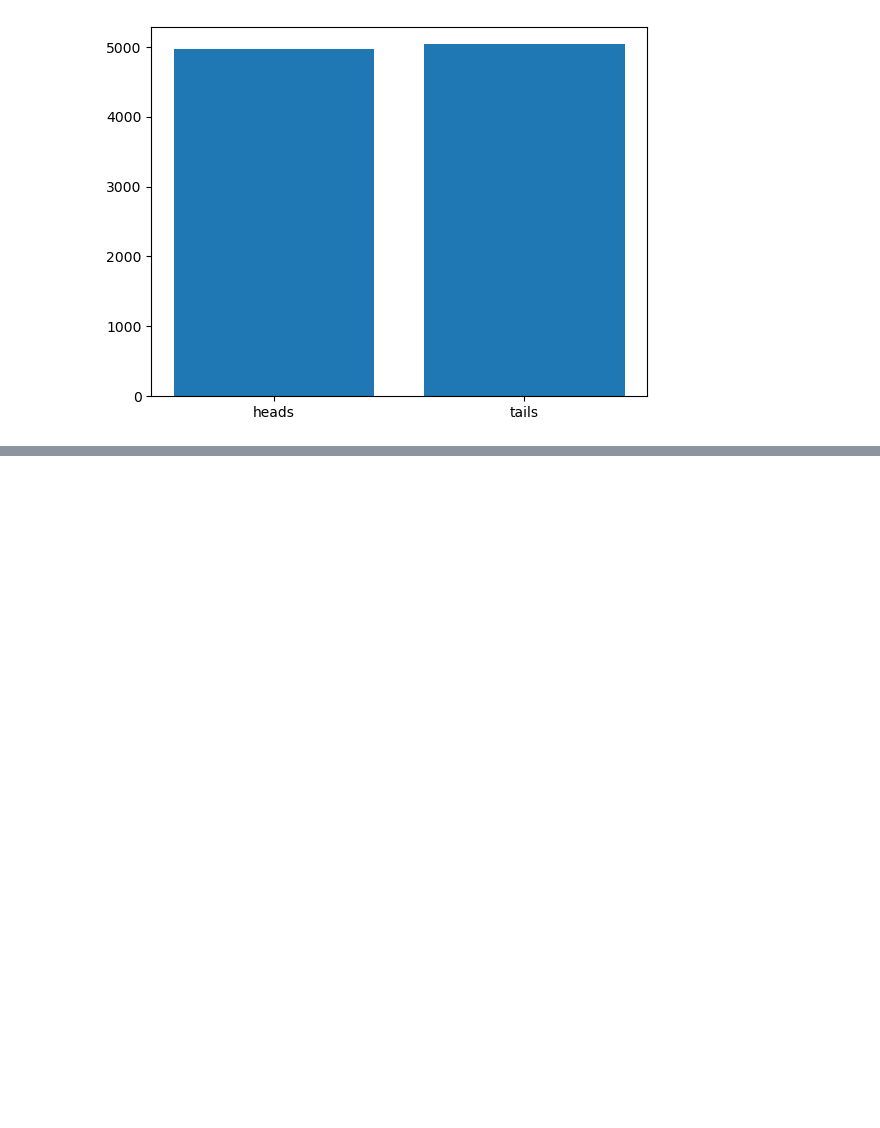
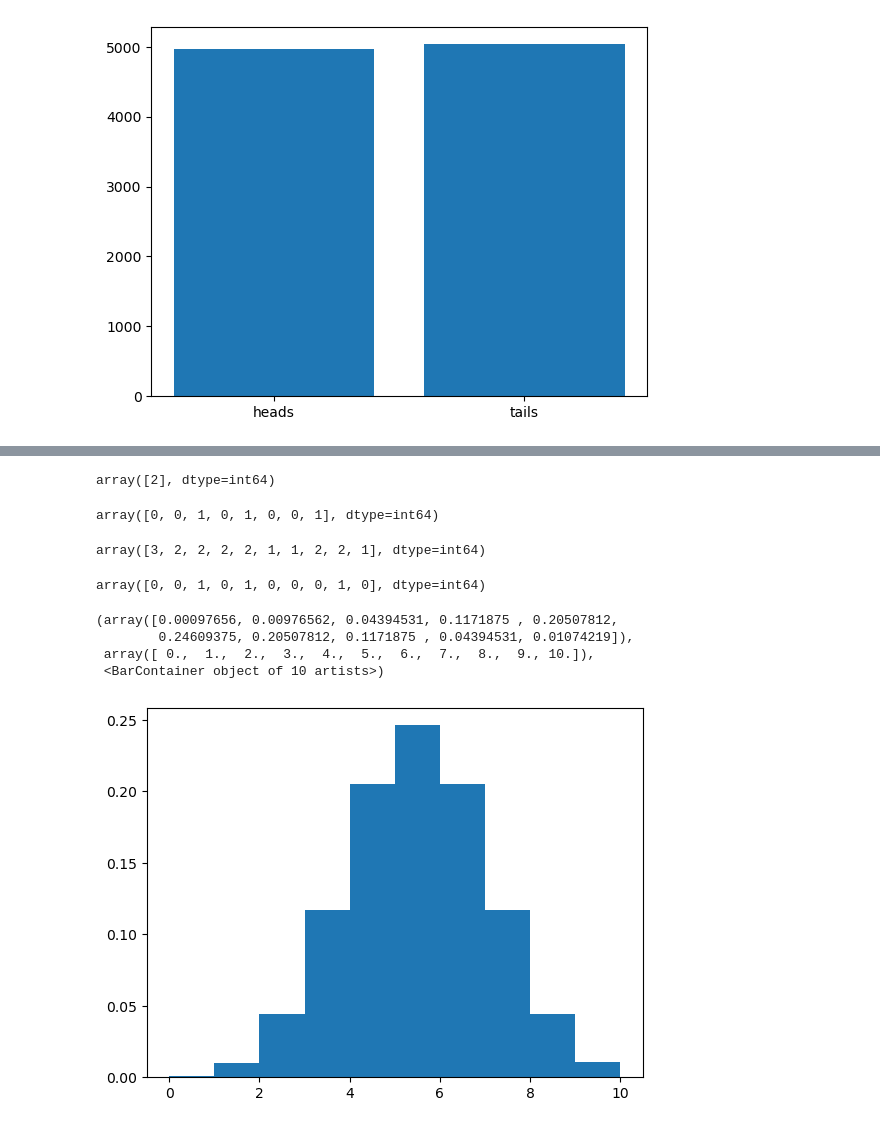
Before and after one commit to MeetPatel89/prob_games, a Jupyter notebook: coin_toss.ipynb, the cells around one changed output, grey strips where cells are left out. Saved outputs shown, nothing was run; the diff lists cells and outputs as text; code cells hidden in the pictures; blank space fills up the shorter version.

Commit message:
simulate binomial distribution with coin flips

```diff
--- a/coin_toss.ipynb
+++ b/coin_toss.ipynb
@@ -37,0 +44,32 @@ plt.bar(["heads", "tails"], [results.count("heads"), results.count("tails")])
+# %%
+# flip 8 fair coins 1 time
+binom.rvs(8, 0.5, size=1)
+# %% [output]
+array([2], dtype=int64)
+# %%
+# flip 1 fair coin 8 times
+binom.rvs(1, 0.5, size=8)
+# %% [output]
+array([0, 0, 1, 0, 1, 0, 0, 1], dtype=int64)
+# %%
+# flip 3 fair coins 10 times
+binom.rvs(3, 0.5, size=10)
+# %% [output]
+array([3, 2, 2, 2, 2, 1, 1, 2, 2, 1], dtype=int64)
+# %%
+# flip 3 biased coins where probability of success/heads is 0.25 10 times
+binom.rvs(3, 0.25, size=10)
+# %% [output]
+array([0, 0, 1, 0, 1, 0, 0, 0, 1, 0], dtype=int64)
+# %%
+# Theoretical distribution of 10 fair coin flips
+outcomes = [10 for i in range(1)] + [9 for i in range(10)] + [8 for i in range(45)] + [7 for i in range(120)] + [6 for i in range(210)] + [5 for i in range(252)] + [4 for i in range(210)] + [3 for i in range(120)] + [2 for i in range(45)] + [1 for i in range(10)] + [0 for i in range(1)]
+# %%
+arr = np.array(outcomes)
+plt.hist(arr, density=True)
+# %% [output]
+(array([0.00097656, 0.00976562, 0.04394531, 0.1171875 , 0.20507812,
+        0.24609375, 0.20507812, 0.1171875 , 0.04394531, 0.01074219]),
+ array([ 0.,  1.,  2.,  3.,  4.,  5.,  6.,  7.,  8.,  9., 10.]),
+ <BarContainer object of 10 artists>)
+[figure, added]
```
Also changed, not shown: parts of 2 cells of this notebook.
